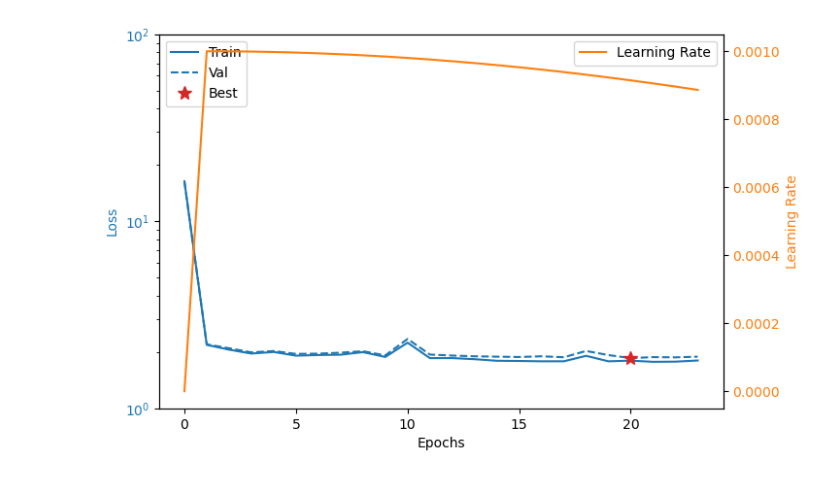
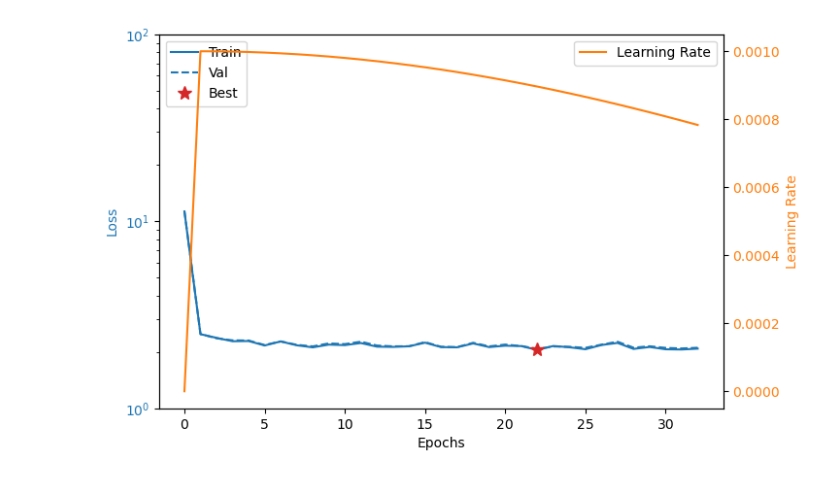
Before and after one commit to Jacobson-CompSysBio/GP-Transformer, a Jupyter notebook: notebooks/plot.ipynb, the cells around one changed output. Cells and saved outputs as stored; diff of their text form; code cells hidden in the pictures.

```diff
--- a/notebooks/plot.ipynb
+++ b/notebooks/plot.ipynb
@@ -35,7 +35,7 @@ eval_interval = batches_per_epoch
 early_stop = 10
 # %%
 # parse logs
-model = "gxe_model"
+model = "e_model"
 logs = []
 with open(f'../logs/{model}/log.txt', 'r') as f:
     logs = f.readlines()
@@ -49,31 +49,31 @@ epochs = np.arange(0, epochs.max() + 1, 1)
 lrs = [get_lr(epoch, 1, num_epochs, max_lr, min_lr) for epoch in epochs]
 
 # get best model
 best_epoch = epochs[np.argmin(val_loss)]
 
 # plot
 fig, ax = plt.subplots(1, 1, figsize=(7.5, 5))
 
 # losses
 ax.semilogy(epochs, train_loss, '-', color='tab:blue', label='Train')
 ax.semilogy(epochs, val_loss, '--', color='tab:blue', label='Val')
 ax.semilogy(best_epoch, min(val_loss), '*', color='tab:red', label='Best', markersize=10)
 ax.set_ylabel('Loss', color='tab:blue')
 ax.set_xlabel('Epochs')
 ymin, ymax = ax.get_ylim()
 ymin = 10 ** int(np.log10(ymin) - 1)
 ymax = 10 ** int(np.log10(ymax) + 1)
 ax.set_ylim(ymin, ymax)
 ax.tick_params(axis='y', labelcolor='tab:blue')
 ax.legend(loc='upper left')
 
 # learning rate
 ax2 = ax.twinx()
 ax2.plot(epochs, lrs, '-', color='tab:orange', label='Learning Rate')
 ax2.tick_params(axis='y', labelcolor='tab:orange')
 ax2.set_ylabel('Learning Rate', color='tab:orange')
 ax2.legend(loc='upper right')
 
 plt.show()
 # %% [output]
-[figure, old version]
+[figure, new version]
```
Also changed, not shown: parts of 1 cell of this notebook, 9 other files.
